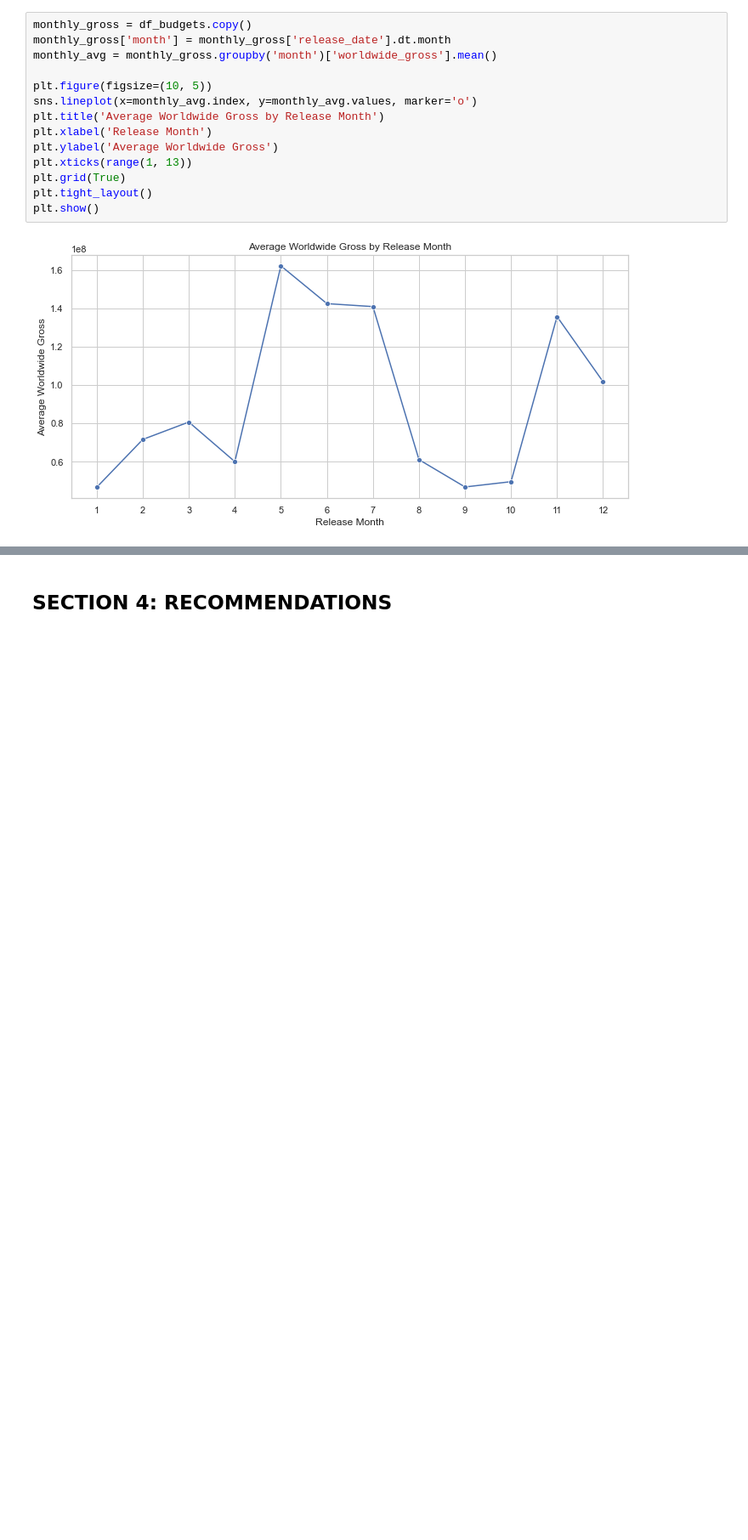
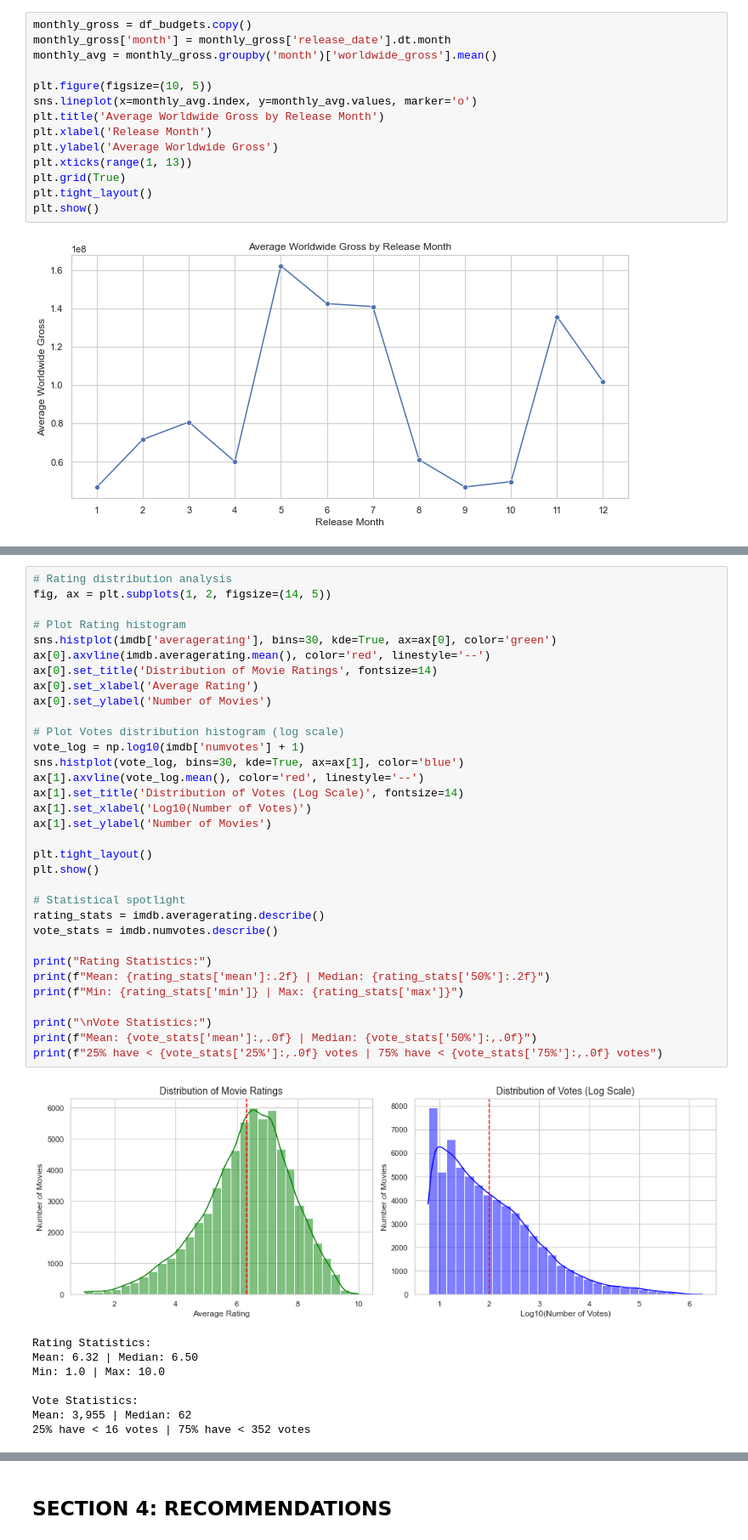
Before and after one commit to KweyuV/dsc-phase-2-project-group4, a Jupyter notebook: workbook_1.ipynb, the cells around one changed output, grey strips where cells are left out. Shown at 85% size. Drawn from its saved outputs; the diff is of its cells as text; blank space fills up the shorter version.

Commit message:
IMDB data analysis :Plot ratings and vote count histogram,prepare regression variables,model, generating predictions and residuals,statistical validation

```diff
--- a/workbook_1.ipynb
+++ b/workbook_1.ipynb
@@ -335,0 +355,42 @@ plt.show()
+# %%
+# Rating distribution analysis
+fig, ax = plt.subplots(1, 2, figsize=(14, 5))
+
+# Plot Rating histogram
+sns.histplot(imdb['averagerating'], bins=30, kde=True, ax=ax[0], color='green')
+ax[0].axvline(imdb.averagerating.mean(), color='red', linestyle='--')
+ax[0].set_title('Distribution of Movie Ratings', fontsize=14)
+ax[0].set_xlabel('Average Rating')
+ax[0].set_ylabel('Number of Movies')
+
+# Plot Votes distribution histogram (log scale)
+vote_log = np.log10(imdb['numvotes'] + 1)
+sns.histplot(vote_log, bins=30, kde=True, ax=ax[1], color='blue')
+ax[1].axvline(vote_log.mean(), color='red', linestyle='--')
+ax[1].set_title('Distribution of Votes (Log Scale)', fontsize=14)
+ax[1].set_xlabel('Log10(Number of Votes)')
+ax[1].set_ylabel('Number of Movies')
+
+plt.tight_layout()
+plt.show()
+
+# Statistical spotlight
+rating_stats = imdb.averagerating.describe()
+vote_stats = imdb.numvotes.describe()
+
+print("Rating Statistics:")
+print(f"Mean: {rating_stats['mean']:.2f} | Median: {rating_stats['50%']:.2f}")
+print(f"Min: {rating_stats['min']} | Max: {rating_stats['max']}")
+
+print("\nVote Statistics:")
+print(f"Mean: {vote_stats['mean']:,.0f} | Median: {vote_stats['50%']:,.0f}")
+print(f"25% have < {vote_stats['25%']:,.0f} votes | 75% have < {vote_stats['75%']:,.0f} votes")
+# %% [output]
+[figure, added]
+Rating Statistics:
+Mean: 6.32 | Median: 6.50
+Min: 1.0 | Max: 10.0
+
+Vote Statistics:
+Mean: 3,955 | Median: 62
+25% have < 16 votes | 75% have < 352 votes
```
Also changed, not shown: parts of 5 cells of this notebook.
